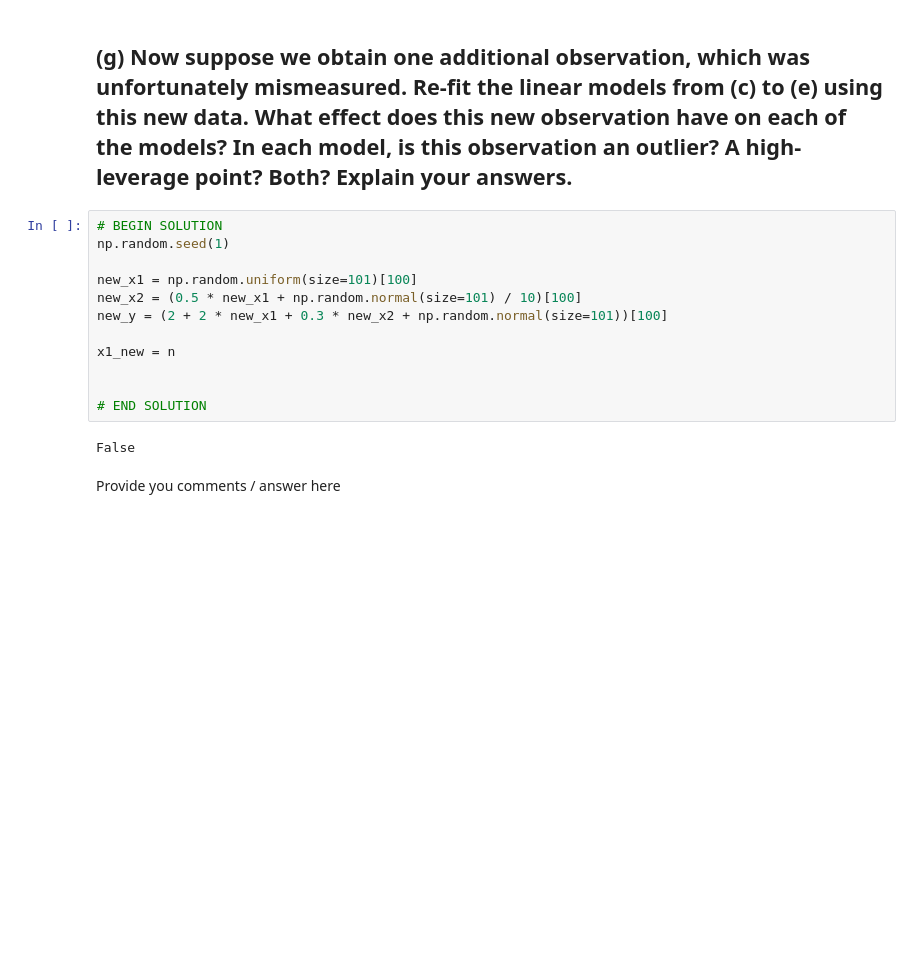
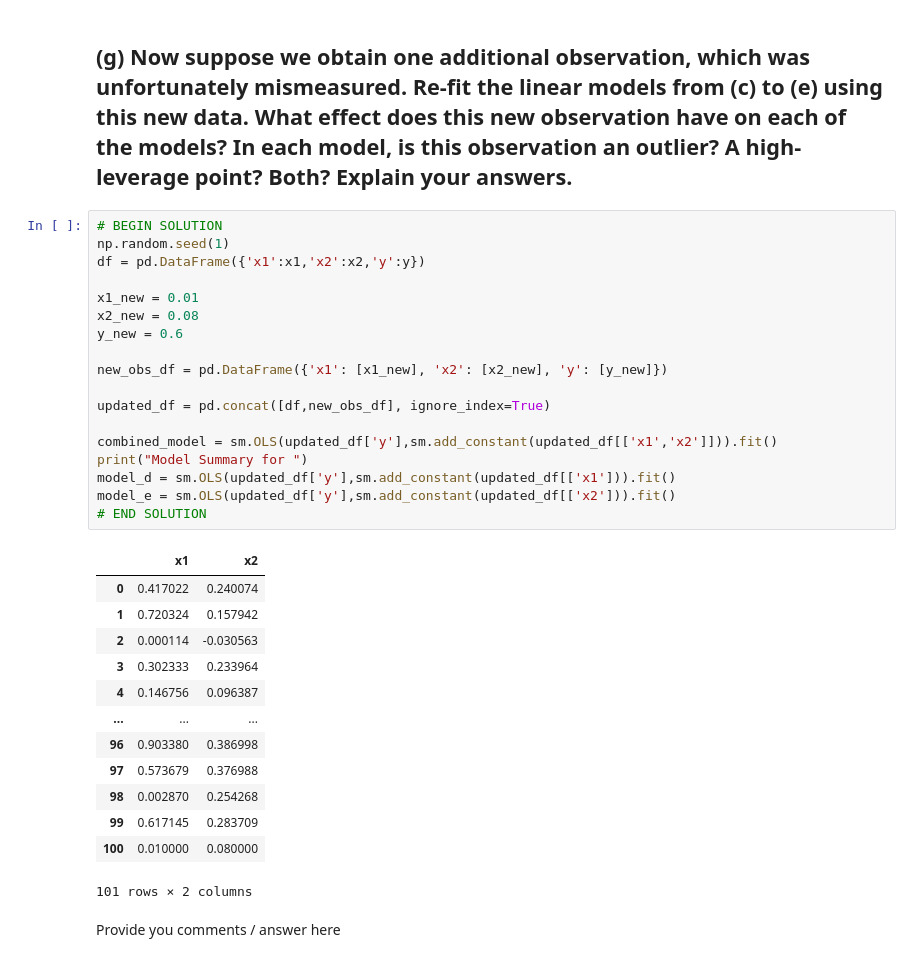
Before and after one commit to srikrish2812/intro_to_ml, a Jupyter notebook: week_1/IML_Assignment_1_learner_template.ipynb, the cells around one changed output. Cells and saved outputs as stored; diff of their text form; blank space fills up the shorter version.

```diff
--- a/week_1/IML_Assignment_1_learner_template.ipynb
+++ b/week_1/IML_Assignment_1_learner_template.ipynb
@@ -1190,19 +1191,37 @@ Provide you comments / answer here
 # %% [markdown]
 ## (g) Now suppose we obtain one additional observation, which was unfortunately mismeasured. Re-fit the linear models from (c) to (e) using this new data. What effect does this new observation have on each of the models? In each model, is this observation an outlier? A high-leverage point? Both? Explain your answers.
-# %%
-# BEGIN SOLUTION
-np.random.seed(1)
-
-new_x1 = np.random.uniform(size=101)[100]
-new_x2 = (0.5 * new_x1 + np.random.normal(size=101) / 10)[100]
-new_y = (2 + 2 * new_x1 + 0.3 * new_x2 + np.random.normal(size=101))[100]
-
-x1_new = n
-
-
-# END SOLUTION
-# %% [output]
-False
+# %%
+# BEGIN SOLUTION
+np.random.seed(1)
+df = pd.DataFrame({'x1':x1,'x2':x2,'y':y})
+
+x1_new = 0.01
+x2_new = 0.08
+y_new = 0.6
+
+new_obs_df = pd.DataFrame({'x1': [x1_new], 'x2': [x2_new], 'y': [y_new]})
+
+updated_df = pd.concat([df,new_obs_df], ignore_index=True)
+
+combined_model = sm.OLS(updated_df['y'],sm.add_constant(updated_df[['x1','x2']])).fit()
+print("Model Summary for ")
+model_d = sm.OLS(updated_df['y'],sm.add_constant(updated_df[['x1'])).fit()
+model_e = sm.OLS(updated_df['y'],sm.add_constant(updated_df[['x2'])).fit()
+# END SOLUTION
+# %% [output]
+|  | x1 | x2 |
+| 0 | 0.417022 | 0.240074 |
+| 1 | 0.720324 | 0.157942 |
+| 2 | 0.000114 | -0.030563 |
+| 3 | 0.302333 | 0.233964 |
+| 4 | 0.146756 | 0.096387 |
+| ... | ... | ... |
+| 96 | 0.903380 | 0.386998 |
+| 97 | 0.573679 | 0.376988 |
+| 98 | 0.002870 | 0.254268 |
+| 99 | 0.617145 | 0.283709 |
+| 100 | 0.010000 | 0.080000 |
+101 rows × 2 columns
 # %% [markdown]
 Provide you comments / answer here
 # %% [markdown]
```
Also changed, not shown: parts of 2 cells of this notebook.
